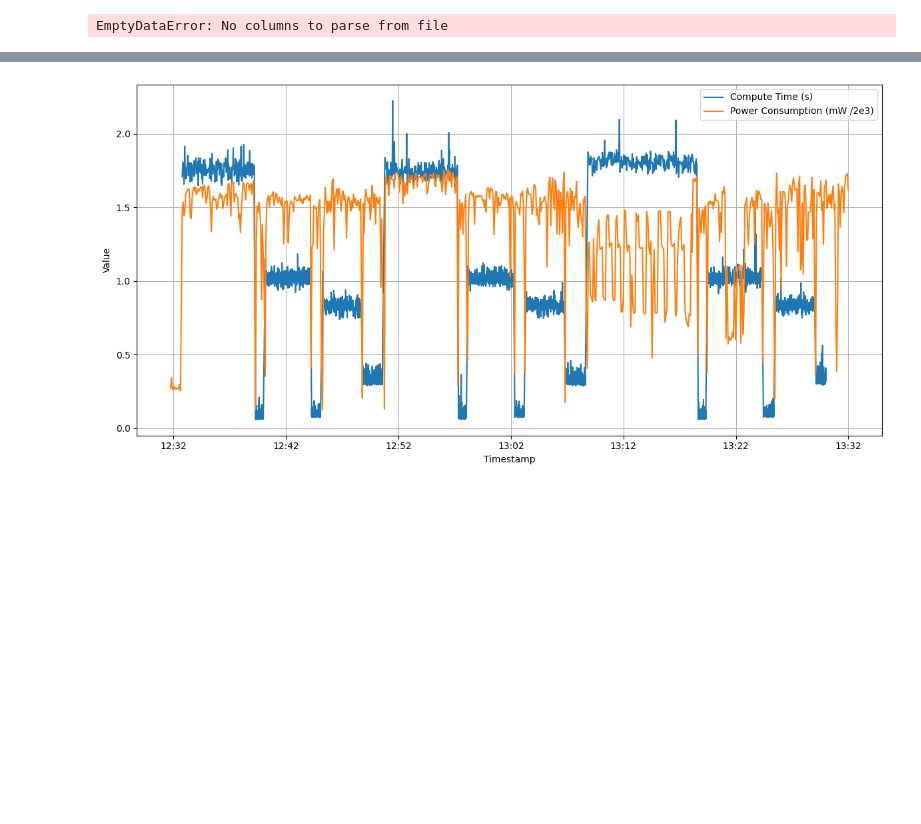
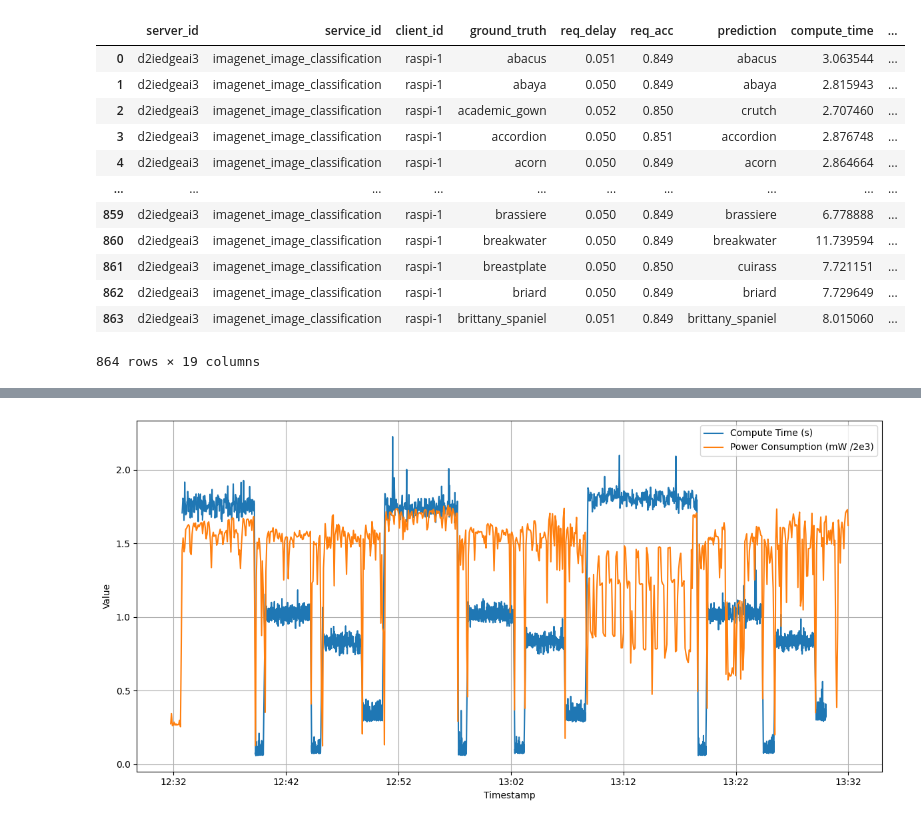
Before and after one commit to Data-to-Insight-Center/cyberinfrastructure-knowledge-network, a Jupyter notebook: plugins/power_monitoring/cloud/analysis.ipynb, the cells around one changed output, grey strips where cells are left out. Cells and saved outputs as stored; diff of their text form; code cells hidden in the pictures; blank space fills up the shorter version.

```diff
--- a/plugins/power_monitoring/cloud/analysis.ipynb
+++ b/plugins/power_monitoring/cloud/analysis.ipynb
@@ -1,27 +1,49 @@
 # %%
 import pandas as pd
 import matplotlib.pyplot as plt
 import matplotlib.dates as mdates
 
 # Load the data
 results = pd.read_csv('results/2024-10-07.csv')
-results.columns = ['prediction','compute_time','probability','accuracy','total_qoe','accuracy_qoe','delay_qoe','cpu_power','model','start_time','end_time']
+results.columns = ['server_id', 'service_id', 'client_id', 'ground_truth', 'req_delay', 'req_acc', 'prediction', 'compute_time', 'probability', 'accuracy', 'total_qoe', 'accuracy_qoe', 'delay_qoe', 'cpu_power', 'model', 'start_time', 'end_time']
 
 # Define the model mapping
 model_mapping = {
     "550e8400-e29b-41d4-a716-446655440000": "resnet152",
     "550e8400-e29b-41d4-a716-446655440001": "shufflenet_v2_x0_5",
     "550e8400-e29b-41d4-a716-446655440002": "densenet201",
     "550e8400-e29b-41d4-a716-446655440003": "mobilenet_v3_small",
     "550e8400-e29b-41d4-a716-446655440004": "resnext50_32x4d",
     "550e8400-e29b-41d4-a716-446655440005": "googlenet"
 }
 
 # Replace model IDs with names
 results['model'] = results['model'].replace(model_mapping)
+results['start_time'] = pd.to_datetime(results['start_time'])
+results['end_time'] = pd.to_datetime(results['end_time'])
+
+# get total_time in seconds
 results['total_time'] = results['end_time'] - results['start_time']
+results['total_time'] = results['total_time'].dt.total_seconds()
+# results['total_time'] = results['total_time'].astype(str)
+
+# convert power consumption from mW to W
+results['cpu_power'] = results['cpu_power'] / 1000
+
 results['daemon_overhead'] = results['total_time'] - results['compute_time']
 results
 # %% [output]
+|  | server_id | service_id | client_id | ground_truth | req_delay | req_acc | prediction | compute_time | ... |
+| 0 | d2iedgeai3 | imagenet_image_classification | raspi-1 | abacus | 0.051 | 0.849 | abacus | 3.063544 | ... |
+| 1 | d2iedgeai3 | imagenet_image_classification | raspi-1 | abaya | 0.050 | 0.849 | abaya | 2.815943 | ... |
+| 2 | d2iedgeai3 | imagenet_image_classification | raspi-1 | academic_gown | 0.052 | 0.850 | crutch | 2.707460 | ... |
+| 3 | d2iedgeai3 | imagenet_image_classification | raspi-1 | accordion | 0.050 | 0.851 | accordion | 2.876748 | ... |
+| 4 | d2iedgeai3 | imagenet_image_classification | raspi-1 | acorn | 0.050 | 0.849 | acorn | 2.864664 | ... |
+| ... | ... | ... | ... | ... | ... | ... | ... | ... | ... |
+| 859 | d2iedgeai3 | imagenet_image_classification | raspi-1 | brassiere | 0.050 | 0.849 | brassiere | 6.778888 | ... |
+| 860 | d2iedgeai3 | imagenet_image_classification | raspi-1 | breakwater | 0.050 | 0.849 | breakwater | 11.739594 | ... |
+| 861 | d2iedgeai3 | imagenet_image_classification | raspi-1 | breastplate | 0.050 | 0.850 | cuirass | 7.721151 | ... |
+| 862 | d2iedgeai3 | imagenet_image_classification | raspi-1 | briard | 0.050 | 0.849 | briard | 7.729649 | ... |
+| 863 | d2iedgeai3 | imagenet_image_classification | raspi-1 | brittany_spaniel | 0.051 | 0.849 | brittany_spaniel | 8.015060 | ... |
-EmptyDataError: No columns to parse from file
+864 rows × 19 columns
 # %%
```
Also changed, not shown: parts of 3 cells of this notebook.
